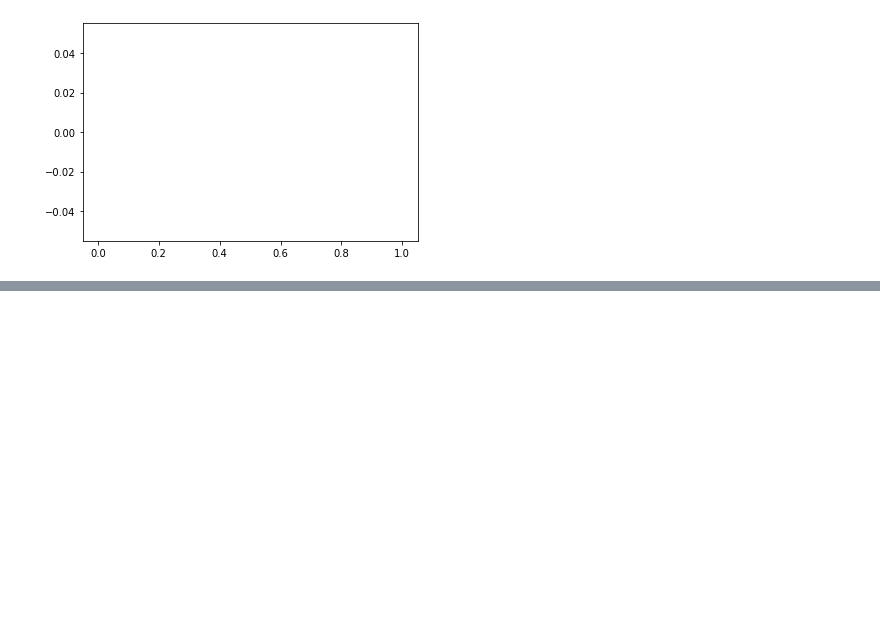
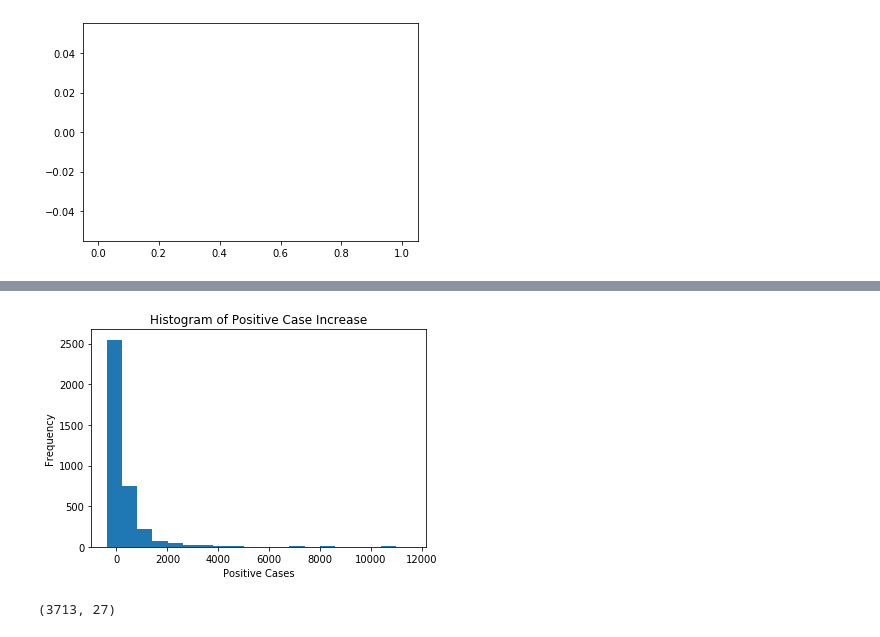
Before and after one commit to biborsz/COVID-social-distancing-sentiment-analysis, a Jupyter notebook: codes-ederlyn/EDA on covid-daily.ipynb, the cells around one changed output, grey strips where cells are left out. Saved outputs shown, nothing was run; the diff lists cells and outputs as text; code cells hidden in the pictures; blank space fills up the shorter version.

```diff
--- a/codes-ederlyn/EDA on covid-daily.ipynb
+++ b/codes-ederlyn/EDA on covid-daily.ipynb
@@ -387,0 +439,16 @@ array([<matplotlib.axes._subplots.AxesSubplot object at 0x...>],
+# %%
+daily.positiveIncrease.plot(
+    kind='hist',
+    bins=20,
+    title='Histogram of Positive Case Increase'
+);
+
+plt.xlabel('Positive Cases');
+plt.ylabel('Frequency');
+plt.savefig('pos_increase.png');    # Save to file!
+# %% [output]
+[figure, added]
+# %%
+daily.shape
+# %% [output]
+(3713, 27)
```
Also changed, not shown: parts of 5 cells of this notebook, 1 other file.
